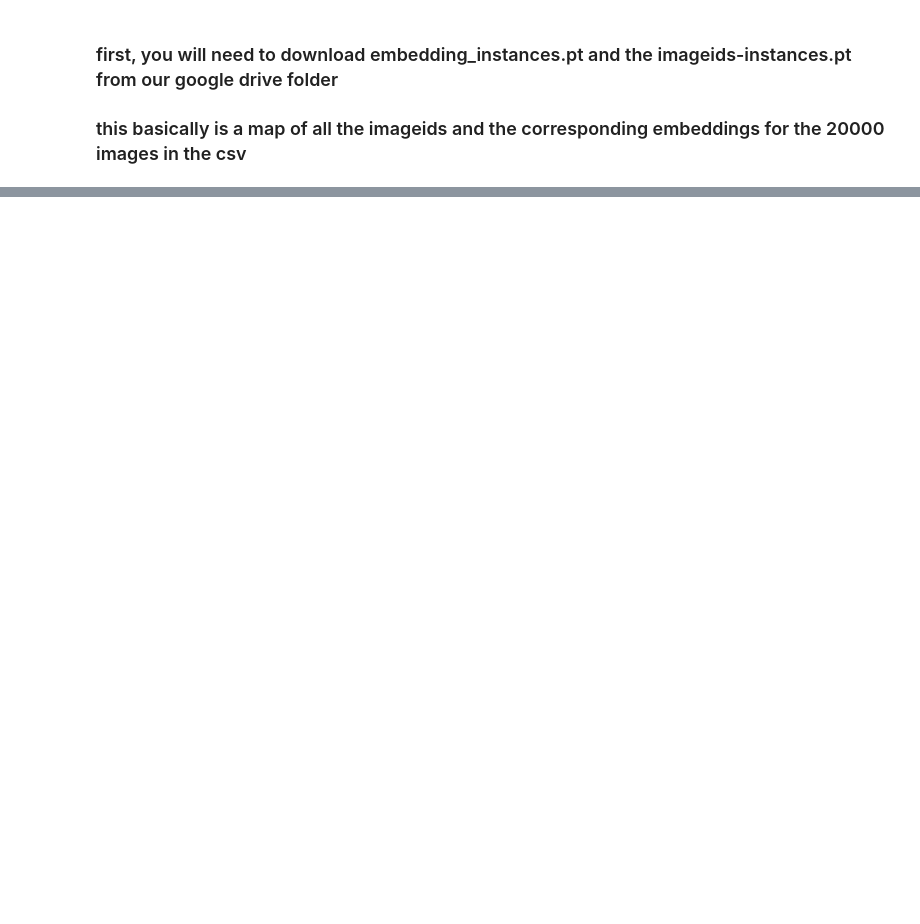
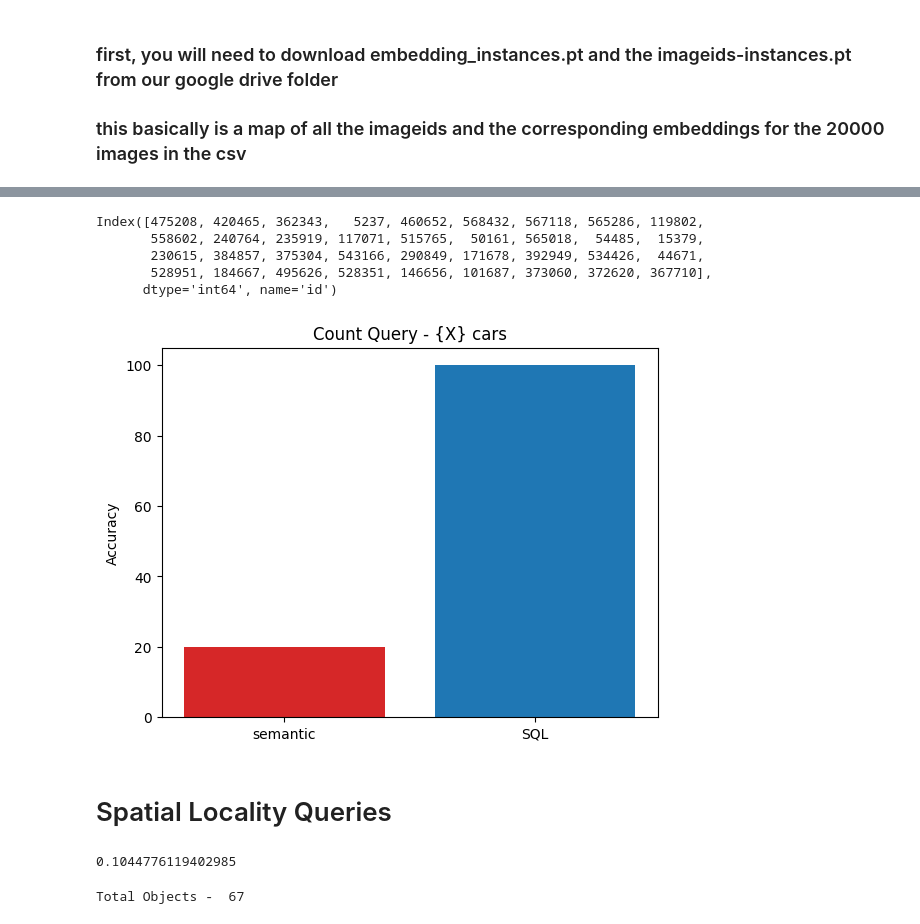
Before and after one commit to akash17mittal/semantic-sql, a Jupyter notebook: embedding_search_experiments/TextToImageSemanticSearchexample.ipynb, the cells around one changed output, grey strips where cells are left out. Drawn from its saved outputs; the diff is of its cells as text; code cells hidden in the pictures; blank space fills up the shorter version.

```diff
--- a/embedding_search_experiments/TextToImageSemanticSearchexample.ipynb
+++ b/embedding_search_experiments/TextToImageSemanticSearchexample.ipynb
@@ -31,0 +63,26 @@ plt = searcher.plot_images(images)
+# %%
+f[f==10].index
+# %% [output]
+Index([475208, 420465, 362343,   5237, 460652, 568432, 567118, 565286, 119802,
+       558602, 240764, 235919, 117071, 515765,  50161, 565018,  54485,  15379,
+       230615, 384857, 375304, 543166, 290849, 171678, 392949, 534426,  44671,
+       528951, 184667, 495626, 528351, 146656, 101687, 373060, 372620, 367710],
+      dtype='int64', name='id')
+# %%
+fig, ax = plt.subplots()
+
+type_query = ['semantic', 'SQL']
+counts = [20, 100]
+bar_labels = ['red', 'blue']
+bar_colors = ['tab:red', 'tab:blue']
+
+ax.bar(type_query, counts, label=bar_labels, color=bar_colors)
+
+ax.set_ylabel('Accuracy')
+ax.set_title('''Count Query - {X} cars''')
+
+plt.show()
+# %% [output]
+[figure, added]
+# %% [markdown]
+# Spatial Locality Queries
@@ -31,0 +105,8 @@ plt = searcher.plot_images(images)
+# %%
+print(accuracy)
+# %% [output]
+0.1044776119402985
+# %%
+print("Total Objects - ", total_objs)
+# %% [output]
+Total Objects -  67
```
Also changed, not shown: parts of 27 cells of this notebook, 8 other files.
